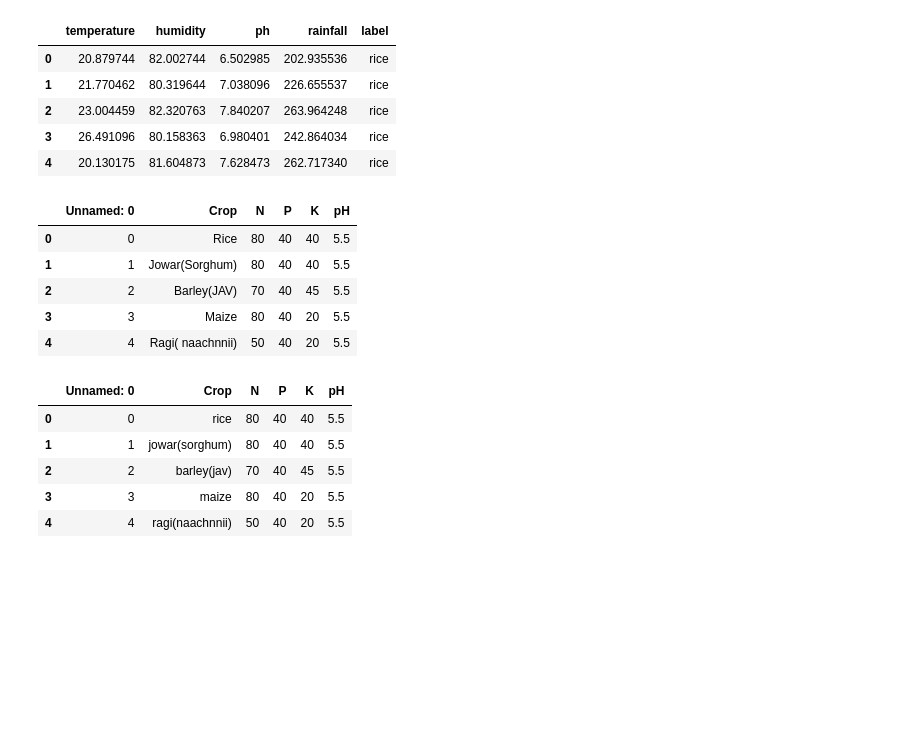
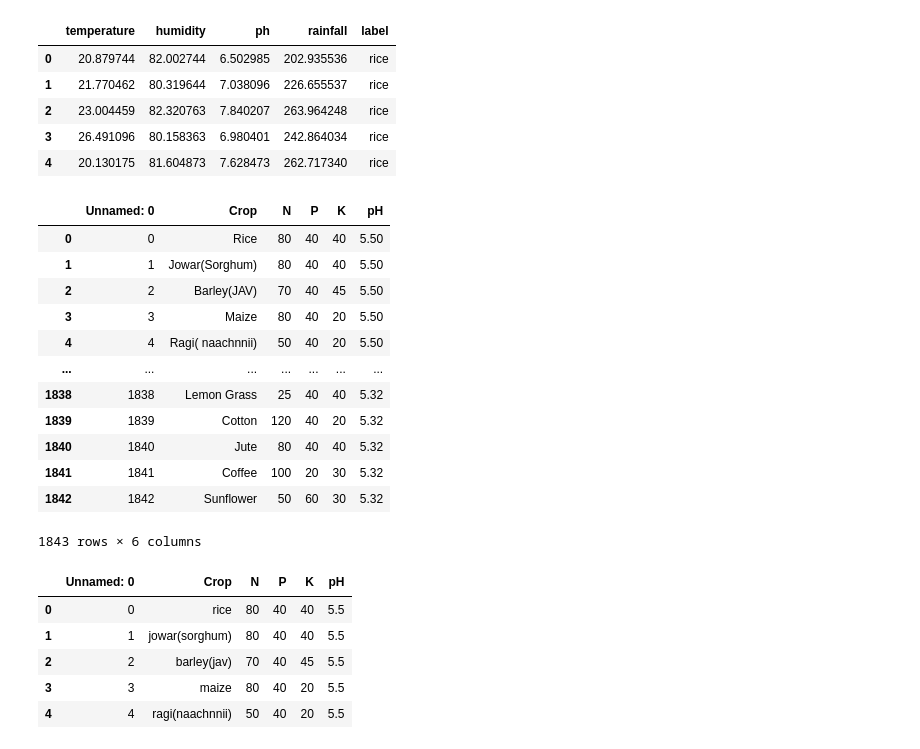
Before and after one commit to Tushar00100/smartagriculture, a Jupyter notebook: notebooks/crop_data_prep.ipynb, the cells around one changed output. Cells and saved outputs as stored; diff of their text form; code cells hidden in the pictures; blank space fills up the shorter version.

```diff
--- a/notebooks/crop_data_prep.ipynb
+++ b/notebooks/crop_data_prep.ipynb
@@ -17,14 +17,21 @@ crop.head()
 | 3 | 26.491096 | 80.158363 | 6.980401 | 242.864034 | rice |
 | 4 | 20.130175 | 81.604873 | 7.628473 | 262.717340 | rice |
 # %%
-fert.head()
+fert
 # %% [output]
 |  | Unnamed: 0 | Crop | N | P | K | pH |
-| 0 | 0 | Rice | 80 | 40 | 40 | 5.5 |
-| 1 | 1 | Jowar(Sorghum) | 80 | 40 | 40 | 5.5 |
-| 2 | 2 | Barley(JAV) | 70 | 40 | 45 | 5.5 |
-| 3 | 3 | Maize | 80 | 40 | 20 | 5.5 |
-| 4 | 4 | Ragi( naachnnii) | 50 | 40 | 20 | 5.5 |
+| 0 | 0 | Rice | 80 | 40 | 40 | 5.50 |
+| 1 | 1 | Jowar(Sorghum) | 80 | 40 | 40 | 5.50 |
+| 2 | 2 | Barley(JAV) | 70 | 40 | 45 | 5.50 |
+| 3 | 3 | Maize | 80 | 40 | 20 | 5.50 |
+| 4 | 4 | Ragi( naachnnii) | 50 | 40 | 20 | 5.50 |
+| ... | ... | ... | ... | ... | ... | ... |
+| 1838 | 1838 | Lemon Grass | 25 | 40 | 40 | 5.32 |
+| 1839 | 1839 | Cotton | 120 | 40 | 20 | 5.32 |
+| 1840 | 1840 | Jute | 80 | 40 | 40 | 5.32 |
+| 1841 | 1841 | Coffee | 100 | 20 | 30 | 5.32 |
+| 1842 | 1842 | Sunflower | 50 | 60 | 30 | 5.32 |
+1843 rows × 6 columns
 # %%
 def change_case(i):
     i=i.replace(" ","")
```
Also changed, not shown: parts of 2 cells of this notebook, 14 other files.
